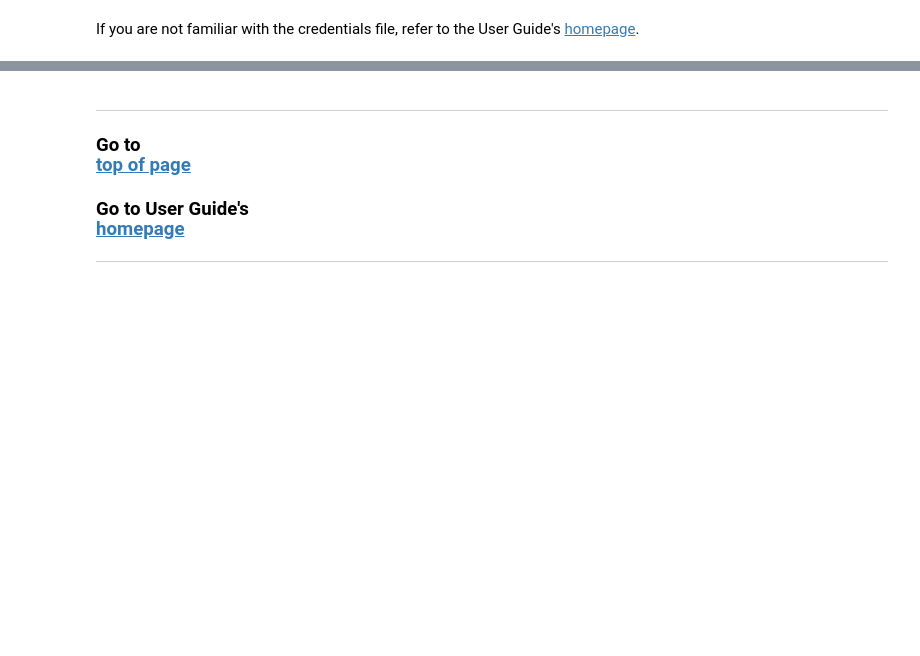
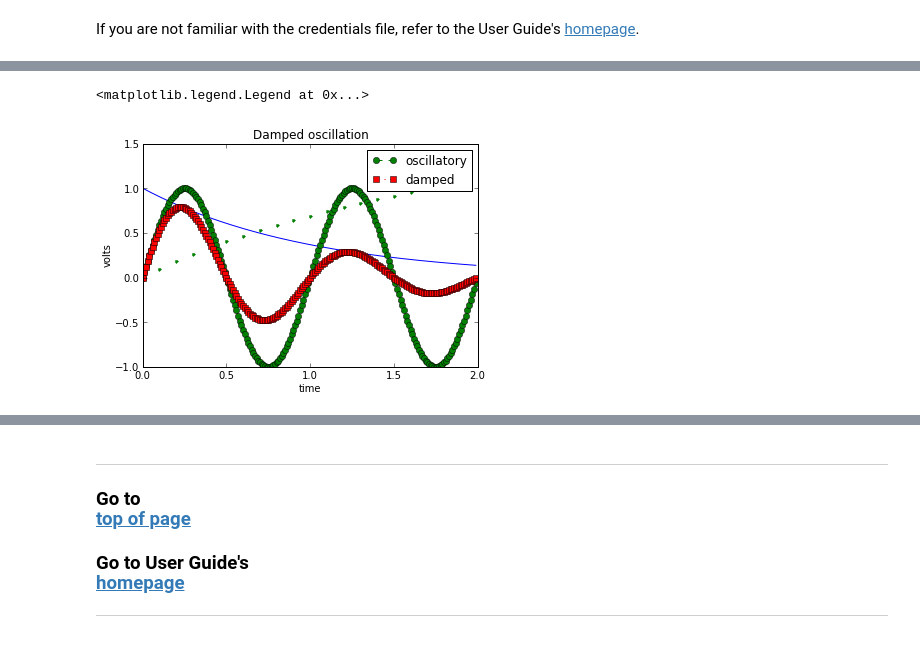
Before and after one commit to plotly/python-user-guide, a Jupyter notebook: s6_matplotlylib/s6_matplotlylib.ipynb, the cells around one changed output, grey strips where cells are left out. Cells and saved outputs as stored; diff of their text form; code cells hidden in the pictures; blank space fills up the shorter version.

```diff
--- a/s6_matplotlylib/s6_matplotlylib.ipynb
+++ b/s6_matplotlylib/s6_matplotlylib.ipynb
@@ -54,0 +268,10 @@ more stuff
+# %%
+#
+mpl_fig2 = plt.figure()
+
+#
+(l1,l2,l3,l4) = plot_mpl_fig()
+plt.legend( (l2, l4), ('oscillatory', 'damped'), 'upper right')
+# %% [output]
+<matplotlib.legend.Legend at 0x...>
+[figure, added]
```
Also changed, not shown: parts of 53 cells of this notebook, 8 other files.
